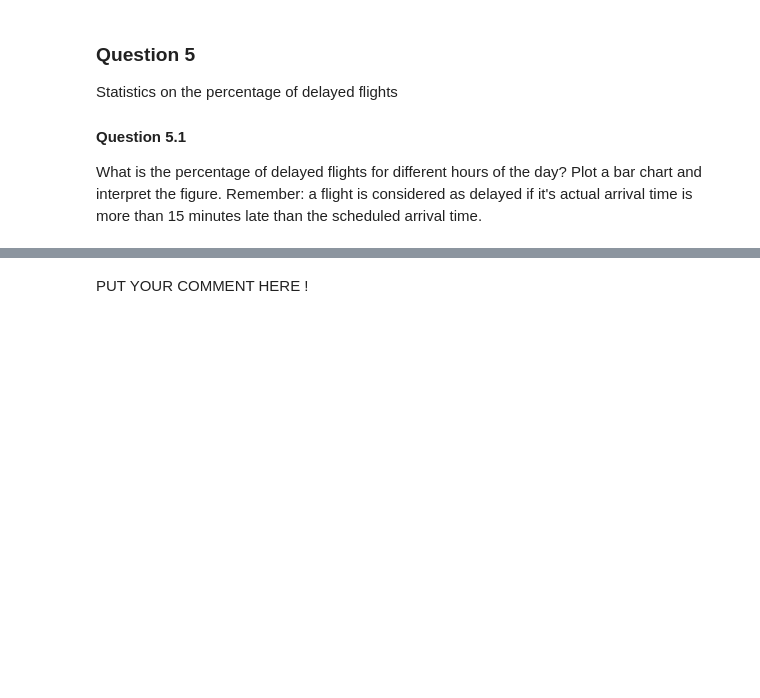
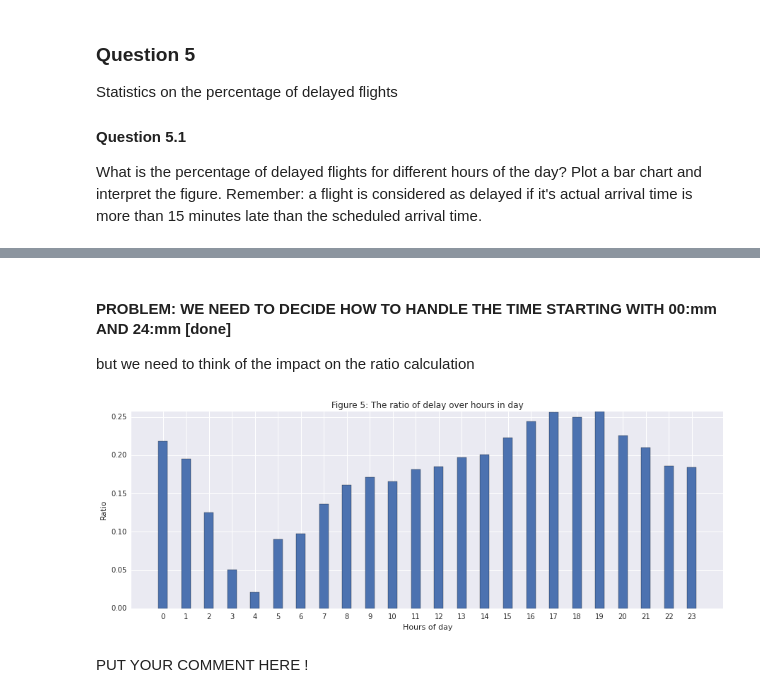
Before and after one commit to alegaballo/AML, a Jupyter notebook: [Lecture 5+6] Regression algorithm - Using Random Forests to predict Airplane Delays.ipynb, the cells around one changed output, grey strips where cells are left out. Drawn from its saved outputs; the diff is of its cells as text; code cells hidden in the pictures; blank space fills up the shorter version.

Commit message:
finish part1

```diff
--- a/[Lecture 5+6] Regression algorithm - Using Random Forests to predict Airplane Delays.ipynb
+++ b/[Lecture 5+6] Regression algorithm - Using Random Forests to predict Airplane Delays.ipynb
@@ -634,0 +595,14 @@ plt.show()
+# %%
+# create new column that marks whether the flights are delay
+df_with_delay = df.withColumn('is_delay', when(df.arrival_time - df.scheduled_arrival_time >= 15, 1).otherwise(0))
+# %%
+# create a new column that indicates the scheduled departure time in hour
+# (ignore the part of minute)
+delay_per_hour = df_with_delay.withColumn('hour', round(df.scheduled_departure_time/100, 0)%24)
+# group by year and hour
+statistic_delay_hour = delay_per_hour.groupBy(delay_per_hour.year, delay_per_hour.hour)
+# calculate the delay ratio and create a new column
+delay_ratio_per_hour = statistic_delay_hour.agg(
+    (func.sum('is_delay')/func.count('*')).alias('delay_ratio')
+)
+delay_ratio_per_hour.show(24)
@@ -634,0 +627,10 @@ plt.show()
+# %%
+# order the result by hour
+delay_ratio_per_hour = (
+            delay_ratio_per_hour
+                .orderBy("hour")
+                .select("hour", "delay_ratio")
+    )
+
+delay_ratio_per_hour.show(30)
+pdf_delay_ratio_per_hour = pd.DataFrame(delay_ratio_per_hour.collect())
@@ -635,3 +655,21 @@ plt.show()
+# %% [markdown]
+#### PROBLEM: WE NEED TO DECIDE HOW TO HANDLE THE TIME STARTING WITH 00:mm AND 24:mm [done]
+
+but we need to think of the impact on the ratio calculation
+# %%
+# plot a bar chart
+
+plt.figure(figsize=(15, 5))
+plt.xlabel("Hours of day")
+plt.ylabel("Ratio")
+plt.grid(True,which="both",ls="-")
+plt.bar(pdf_delay_ratio_per_hour[0], pdf_delay_ratio_per_hour[1], width=0.4, align='center')
+plt.margins(0.05, 0)
+plt.xticks(pdf_delay_ratio_per_hour[0])
+plt.title('Figure 5: The ratio of delay over hours in day')
+plt.show()
+# %% [output]
+[figure, added]
 # %% [markdown]
 PUT YOUR COMMENT HERE !
 # %% [markdown]
```
Also changed, not shown: parts of 32 cells of this notebook.
